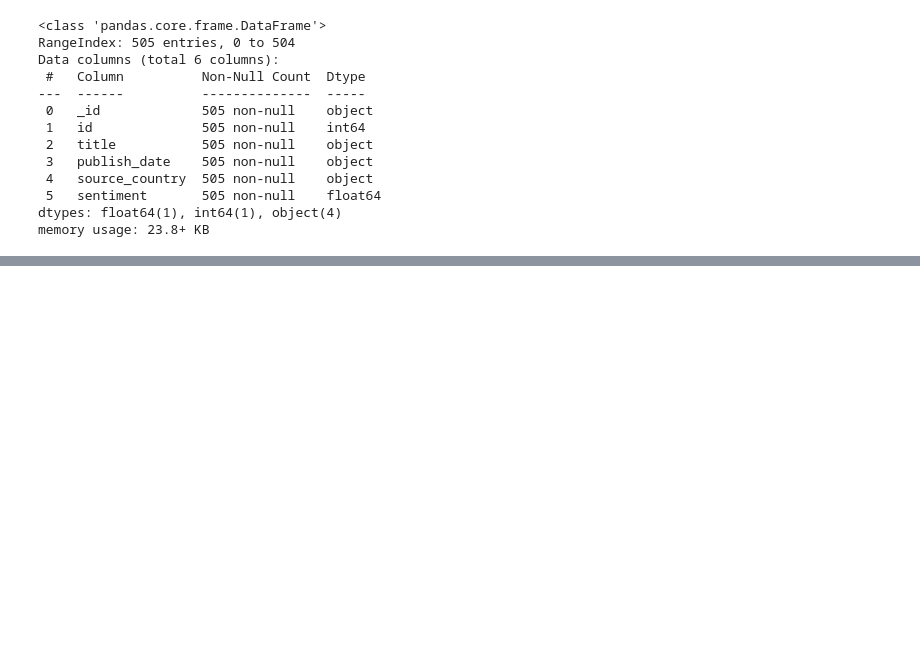
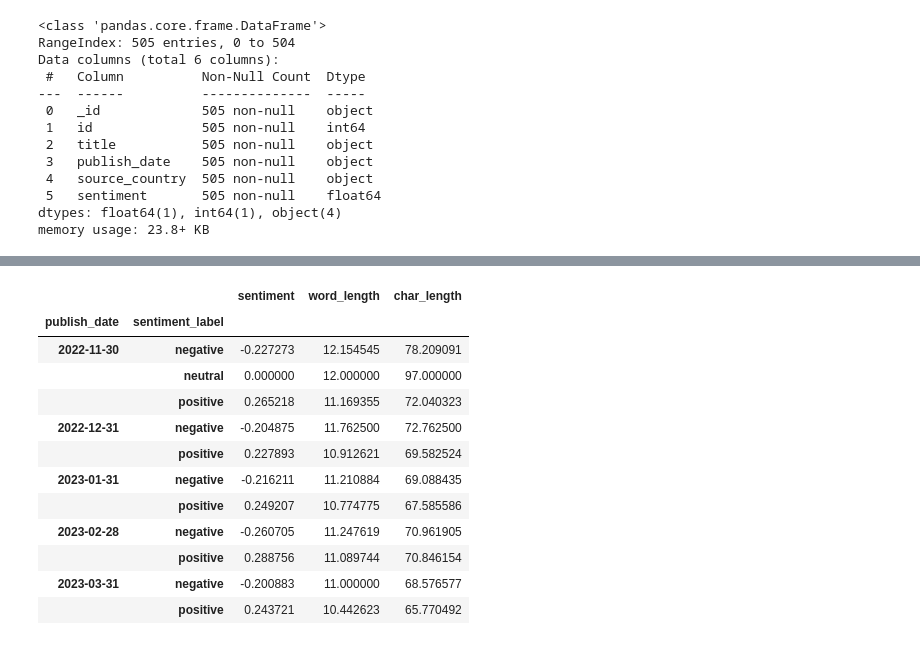
Before and after one commit to kebeneleben/MScDA-CA2, a Jupyter notebook: EDA.ipynb, the cells around one changed output, grey strips where cells are left out. Saved outputs shown, nothing was run; the diff lists cells and outputs as text; code cells hidden in the pictures; blank space fills up the shorter version.

```diff
--- a/EDA.ipynb
+++ b/EDA.ipynb
@@ -100,0 +207,9 @@ Name: title, dtype: object
+# %%
+# Replace the &amp;rsquo; and &amp;lsquo; with ' symbols
+ukNewsDF['cleaned_text'] = ukNewsDF['title'].str.replace('&amp;rsquo;', "'")
+ukNewsDF['cleaned_text'] = ukNewsDF['title'].str.replace('&amp;lsquo;', "'")
+ukNewsDF['cleaned_text'] = ukNewsDF['title'].apply(utils.lower_case)
+#remove punctuations
+ukNewsDF['cleaned_text'] = ukNewsDF['cleaned_text'].apply(utils.remove_punctuation)
+# %%
+ukNewsDF['cleaned_text'] = ukNewsDF['cleaned_text'].apply(utils.remove_stopwords)
@@ -100,0 +218,5 @@ Name: title, dtype: object
+# %%
+ukNewsDF['sentiment_label'] = ukNewsDF['sentiment'].apply(utils.set_sentiment_label)
+# %%
+ukNewsDF['word_length'] = ukNewsDF['title'].apply(utils.count_words)
+ukNewsDF['char_length'] = ukNewsDF['title'].str.len()
@@ -100,0 +251,17 @@ Name: title, dtype: object
+# %%
+ukNewsGroupedByMonth = ukNewsDF.groupby([pd.Grouper(key="publish_date", freq="M"), "sentiment_label"]).mean()
+ukNewsGroupedByMonth
+# %% [output]
+|  |  | sentiment | word_length | char_length |
+| publish_date | sentiment_label |  |  |  |
+| 2022-11-30 | negative | -0.227273 | 12.154545 | 78.209091 |
+|  | neutral | 0.000000 | 12.000000 | 97.000000 |
+|  | positive | 0.265218 | 11.169355 | 72.040323 |
+| 2022-12-31 | negative | -0.204875 | 11.762500 | 72.762500 |
+|  | positive | 0.227893 | 10.912621 | 69.582524 |
+| 2023-01-31 | negative | -0.216211 | 11.210884 | 69.088435 |
+|  | positive | 0.249207 | 10.774775 | 67.585586 |
+| 2023-02-28 | negative | -0.260705 | 11.247619 | 70.961905 |
+|  | positive | 0.288756 | 11.089744 | 70.846154 |
+| 2023-03-31 | negative | -0.200883 | 11.000000 | 68.576577 |
+|  | positive | 0.243721 | 10.442623 | 65.770492 |
```
Also changed, not shown: parts of 28 cells of this notebook, 2 other files.
